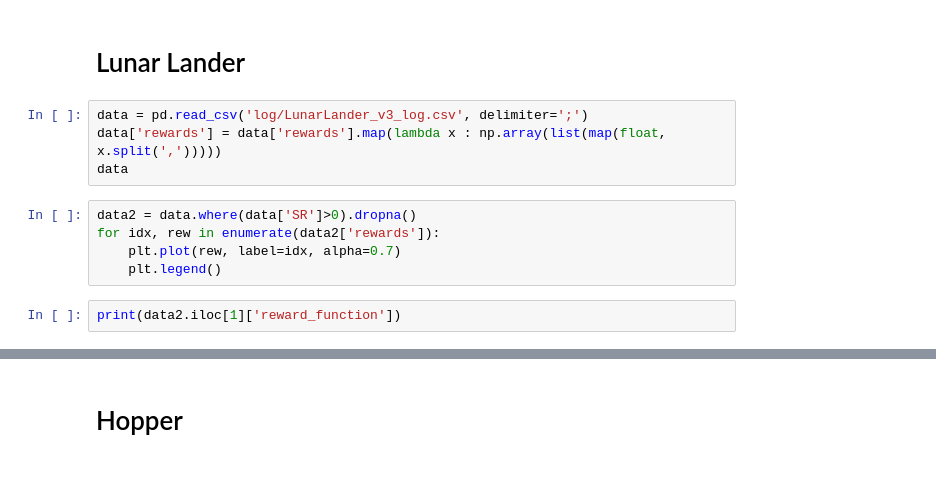
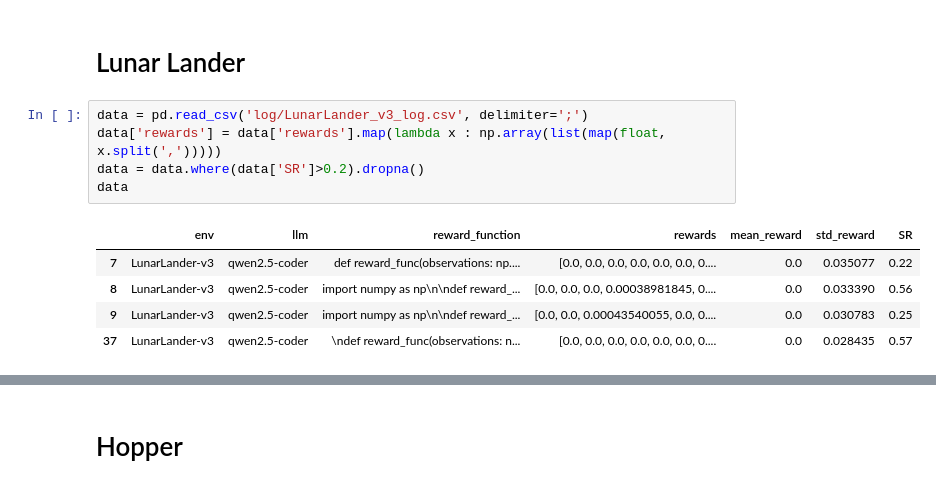
Before and after one commit to VIRAL-UCBL1/VIRAL, a Jupyter notebook: src/analyse.ipynb, the cells around one changed output, grey strips where cells are left out. Saved outputs shown, nothing was run; the diff lists cells and outputs as text.

```diff
--- a/src/analyse.ipynb
+++ b/src/analyse.ipynb
@@ -21,11 +75,11 @@ print(data.iloc[-1].reward_function)
 # %%
 data = pd.read_csv('log/LunarLander_v3_log.csv', delimiter=';')
 data['rewards'] = data['rewards'].map(lambda x : np.array(list(map(float, x.split(',')))))
+data = data.where(data['SR']>0.2).dropna()
 data
+# %% [output]
+|  | env | llm | reward_function | rewards | mean_reward | std_reward | SR |
+| 7 | LunarLander-v3 | qwen2.5-coder | def reward_func(observations: np.... | [0.0, 0.0, 0.0, 0.0, 0.0, 0.0, 0.... | 0.0 | 0.035077 | 0.22 |
+| 8 | LunarLander-v3 | qwen2.5-coder | import numpy as np\n\ndef reward_... | [0.0, 0.0, 0.0, 0.00038981845, 0.... | 0.0 | 0.033390 | 0.56 |
+| 9 | LunarLander-v3 | qwen2.5-coder | import numpy as np\n\ndef reward_... | [0.0, 0.0, 0.00043540055, 0.0, 0.... | 0.0 | 0.030783 | 0.25 |
+| 37 | LunarLander-v3 | qwen2.5-coder | \ndef reward_func(observations: n... | [0.0, 0.0, 0.0, 0.0, 0.0, 0.0, 0.... | 0.0 | 0.028435 | 0.57 |
-# %%
-data2 = data.where(data['SR']>0).dropna()
-for idx, rew in enumerate(data2['rewards']):
-	plt.plot(rew, label=idx, alpha=0.7)
-	plt.legend()
-# %%
-print(data2.iloc[1]['reward_function'])
```
Also changed, not shown: parts of 12 cells of this notebook, 5 other files.
